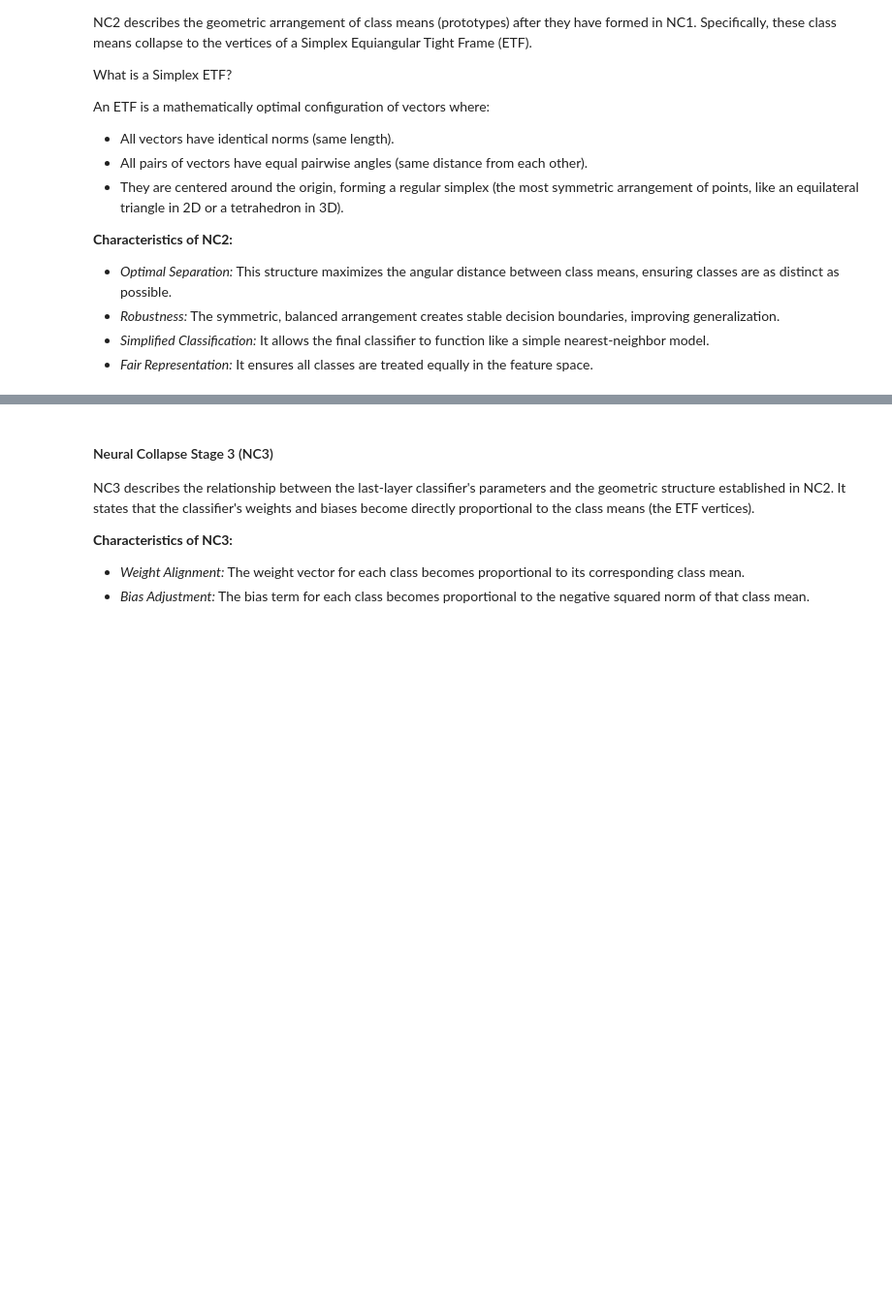
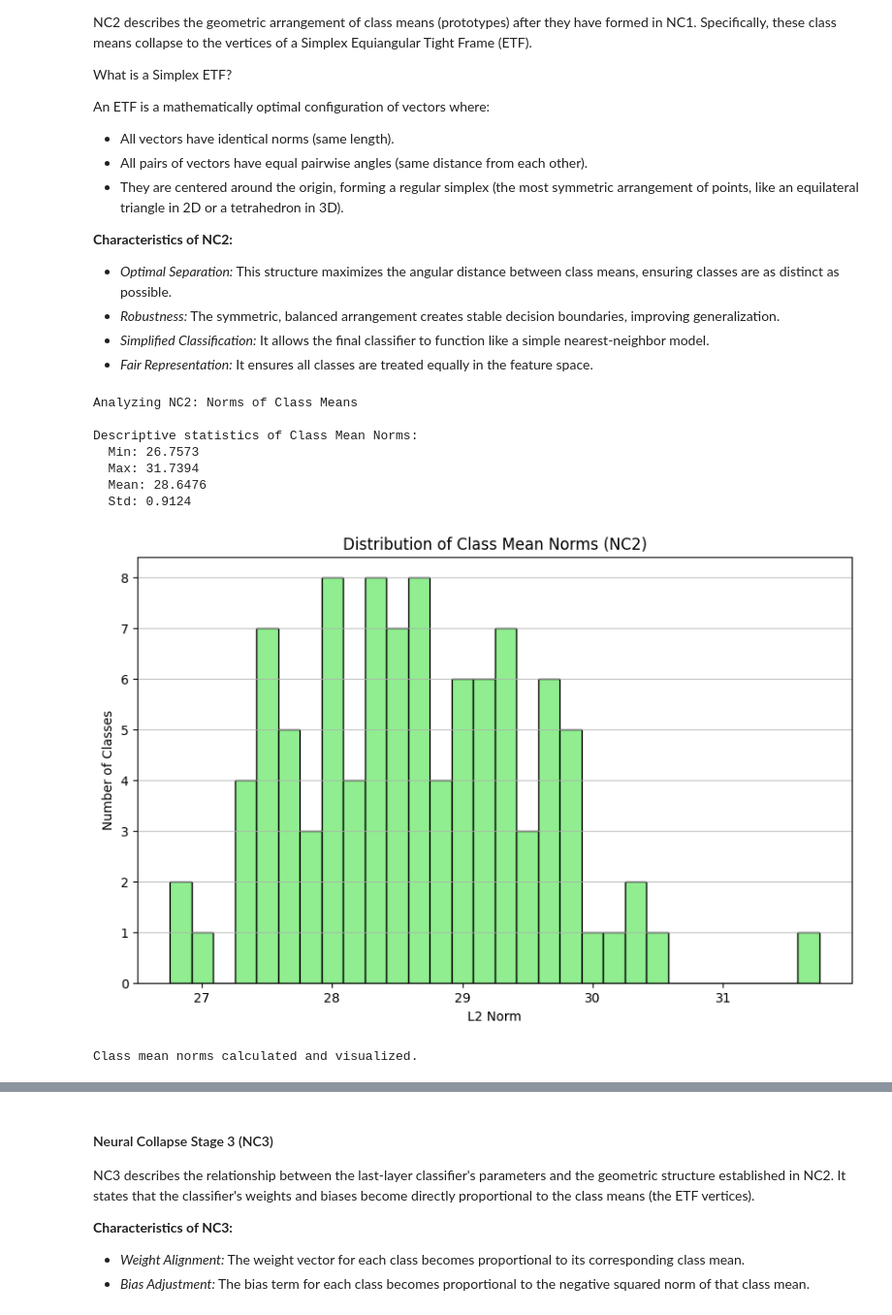
Before and after one commit to leofalabella/deeplearn_compvis, a Jupyter notebook: Practical_Work_Deep_Learning_for_Computer_Vision.ipynb, the cells around one changed output, grey strips where cells are left out. Shown at 97% size. Drawn from its saved outputs; the diff is of its cells as text; code cells hidden in the pictures; blank space fills up the shorter version.

```diff
--- a/Practical_Work_Deep_Learning_for_Computer_Vision.ipynb
+++ b/Practical_Work_Deep_Learning_for_Computer_Vision.ipynb
@@ -686,3 +760,36 @@ An ETF is a mathematically optimal configuration of vectors where:
 - *Robustness:* The symmetric, balanced arrangement creates stable decision boundaries, improving generalization.
 - *Simplified Classification:* It allows the final classifier to function like a simple nearest-neighbor model.
 - *Fair Representation:* It ensures all classes are treated equally in the feature space.
+# %%
+print("Analyzing NC2: Norms of Class Means")
+
+# Calculate the L2 norm for each class mean
+class_mean_norms = torch.linalg.norm(class_means_nc, dim=1)
+
+# Print descriptive statistics of the norms
+print(f"\nDescriptive statistics of Class Mean Norms:")
+print(f"  Min: {torch.min(class_mean_norms):.4f}")
+print(f"  Max: {torch.max(class_mean_norms):.4f}")
+print(f"  Mean: {torch.mean(class_mean_norms):.4f}")
+print(f"  Std: {torch.std(class_mean_norms):.4f}")
+
+# Visualize the distribution of class mean norms
+plt.figure(figsize=(10, 6))
+plt.hist(class_mean_norms.cpu().numpy(), bins=30, color='lightgreen', edgecolor='black')
+plt.title('Distribution of Class Mean Norms (NC2)')
+plt.xlabel('L2 Norm')
+plt.ylabel('Number of Classes')
+plt.grid(axis='y', alpha=0.75)
+plt.show()
+
+print("Class mean norms calculated and visualized.")
+# %% [output]
+Analyzing NC2: Norms of Class Means
+
+Descriptive statistics of Class Mean Norms:
+  Min: 26.7573
+  Max: 31.7394
+  Mean: 28.6476
+  Std: 0.9124
+[figure, added]
+Class mean norms calculated and visualized.
```
Also changed, not shown: parts of 15 cells of this notebook, 1 other file.
